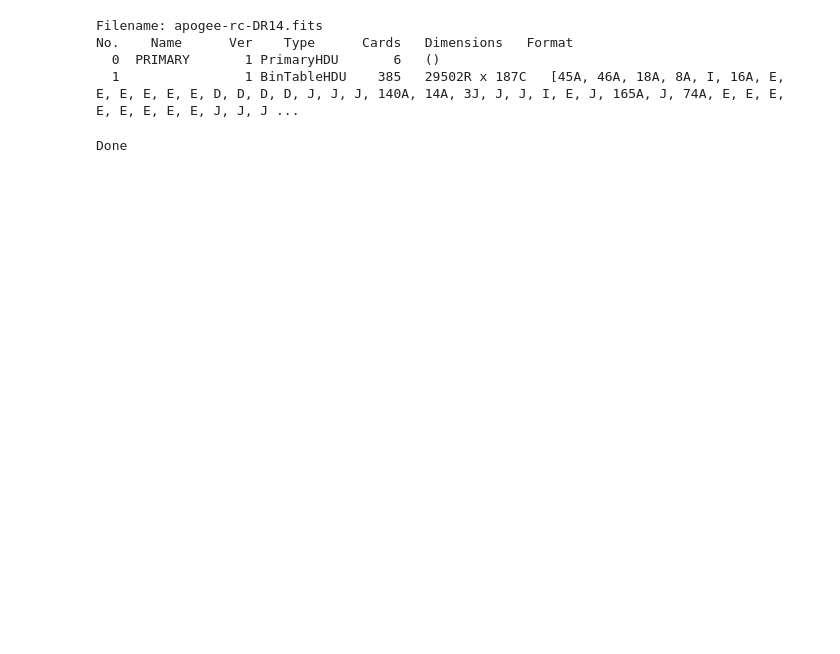
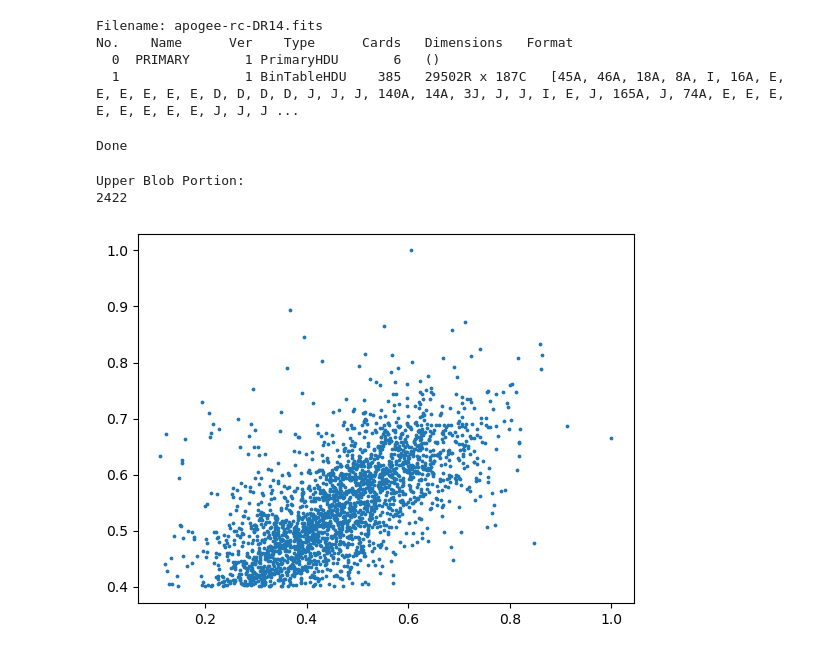
Before and after one commit to KristofPusztai/Probabilistic-Diffusion, a Jupyter notebook: apogee_data.ipynb, the cells around one changed output. Cells and saved outputs as stored; diff of their text form; code cells hidden in the pictures; blank space fills up the shorter version.

```diff
--- a/apogee_data.ipynb
+++ b/apogee_data.ipynb
@@ -68,2 +73,13 @@ data = torch.stack([torch.tensor(si_fe, dtype=torch.float), torch.tensor(mg_fe,
 # %% [output]
 Done
+# %%
+check = [True if i[0] > 0.1 and i[1] > 0.4 else False for i in data]
+checked = data[check]
+print('Upper Blob Portion:')
+print(len(checked))
+plt.scatter(checked[:,0], checked[:,1], s=3)
+plt.show()
+# %% [output]
+Upper Blob Portion:
+2422
+[figure, added]
```
Also changed, not shown: parts of 9 cells of this notebook, 2 other files.
